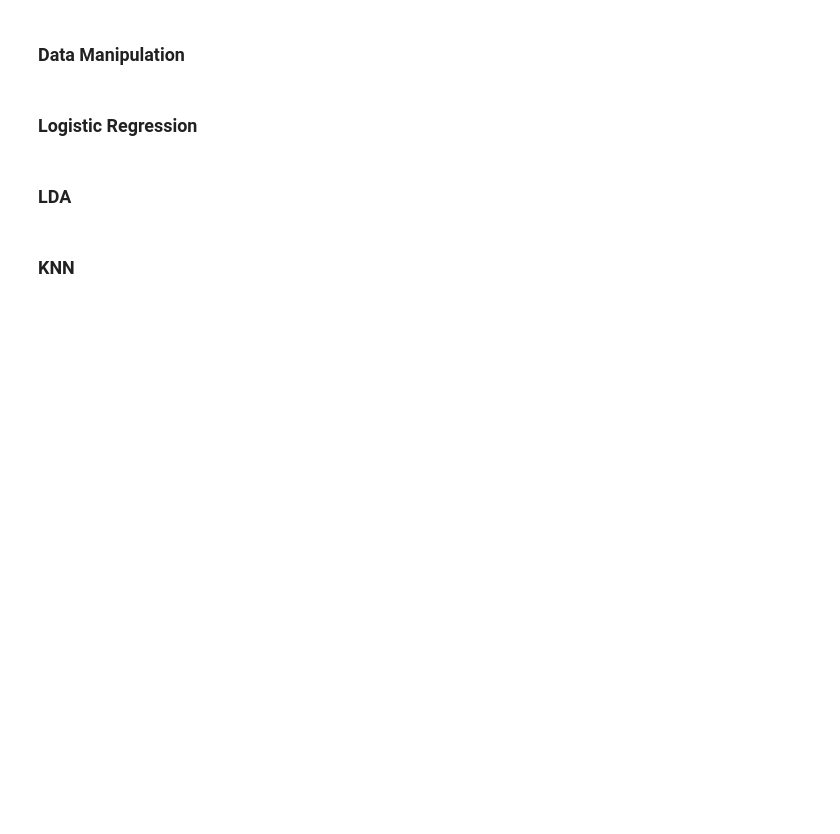
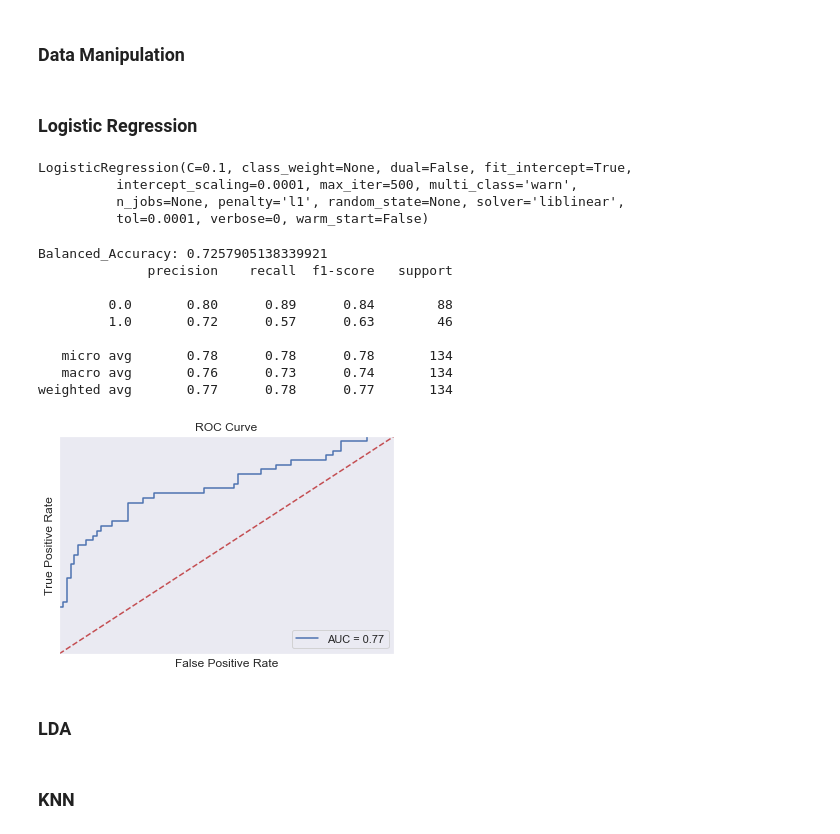
Before and after one commit to hank-huang/hubert_miniproject, a Jupyter notebook: jupyter/regData.ipynb, the cells around one changed output. Saved outputs shown, nothing was run; the diff lists cells and outputs as text; code cells hidden in the pictures; blank space fills up the shorter version.

```diff
--- a/jupyter/regData.ipynb
+++ b/jupyter/regData.ipynb
@@ -67,9 +67,9 @@ target = pd.read_csv('../datFiles/target.csv', index_col = 0, header = None, squ
 from sklearn.preprocessing import StandardScaler
 from sklearn.preprocessing import Normalizer
 
-features = features.values
+#features = features.values
 #features = Normalizer().fit_transform(features)
-#features = StandardScaler().fit_transform(features)
+features = StandardScaler().fit_transform(features)
 # %%
 from sklearn.model_selection import train_test_split
 features_train, features_test, target_train, target_test = train_test_split(features, target, test_size=0.1, random_state=0, )
@@ -89,7 +89,8 @@ logit = LogisticRegression(solver='liblinear', max_iter=500)
 #           tol=0.0001, verbose=0, warm_start=False)
 
 penalties = ['l1', 'l2']
-tols = [1e-2, 1e-3, 1e-4]
+#tols = [1e-2, 1e-3, 1e-4]
+tols = [0.0001]
 costs = [0.001, 0.01, 0.1, 1, 5, 10]
 intercepts = [0.0001, 0.001, 0.1, 1]
 fit_intercepts = [True, False]
@@ -105,11 +106,29 @@ gs_logit = GridSearchCV(logit, params_logit, cv=10)
 gs_logit.fit(features_train, target_train)
 
 best_logit = gs_logit.best_estimator_
+# %%
+best_logit
+# %% [output]
+LogisticRegression(C=0.1, class_weight=None, dual=False, fit_intercept=True,
+          intercept_scaling=0.0001, max_iter=500, multi_class='warn',
+          n_jobs=None, penalty='l1', random_state=None, solver='liblinear',
+          tol=0.0001, verbose=0, warm_start=False)
 # %%
 predictions = best_logit.predict(features_val)
 getReport(predictions, 'val')
 plotROC(best_logit, 'val')
-savefig('../images/logit/reg_val.png')
+savefig('../images/logit/reg_val_standard.png')
+# %% [output]
+Balanced_Accuracy: 0.7257905138339921
+              precision    recall  f1-score   support
+
+         0.0       0.80      0.89      0.84        88
+         1.0       0.72      0.57      0.63        46
+
+   micro avg       0.78      0.78      0.78       134
+   macro avg       0.76      0.73      0.74       134
+weighted avg       0.77      0.78      0.77       134
+[figure, added]
 # %% [markdown]
 ### LDA
 # %%
```
Also changed, not shown: parts of 2 cells of this notebook, 14 other files.
